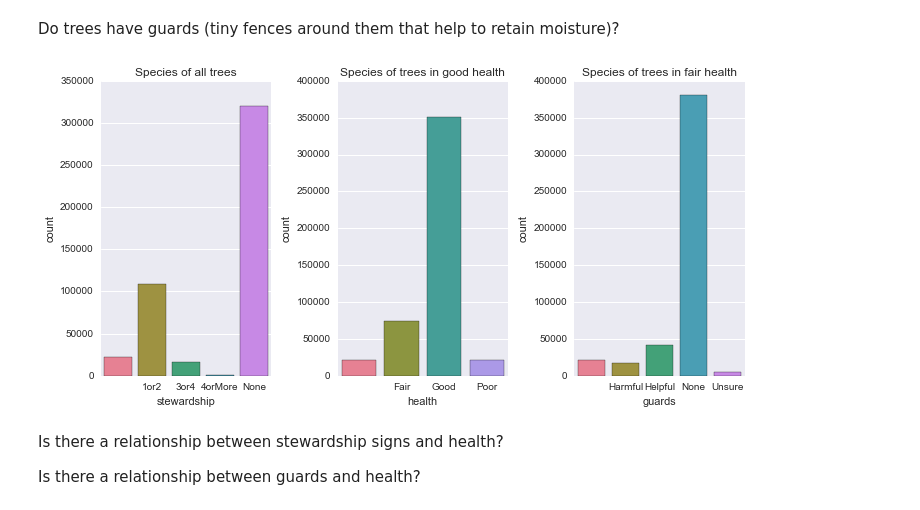
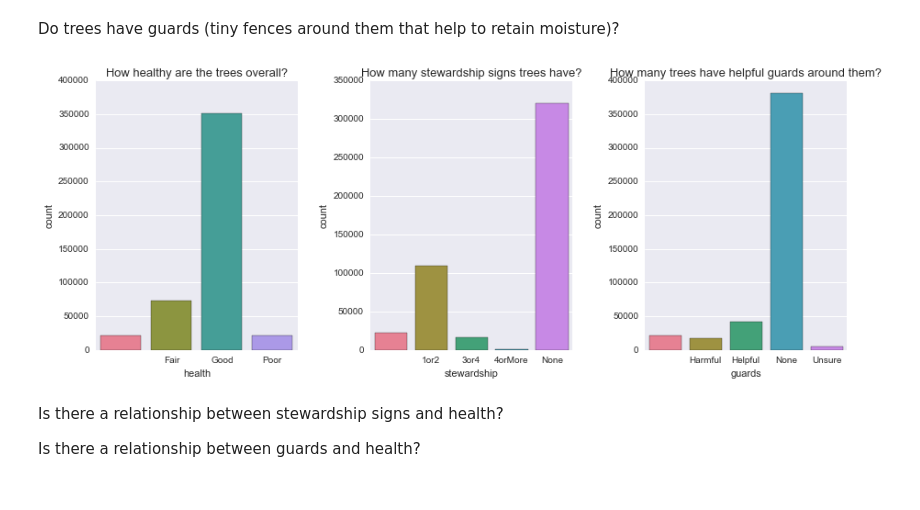
Before and after one commit to zuzannna/HealthyTrees, a Jupyter notebook: Healthy_Trees.ipynb, the cells around one changed output. Saved outputs shown, nothing was run; the diff lists cells and outputs as text; code cells hidden in the pictures.

```diff
--- a/Healthy_Trees.ipynb
+++ b/Healthy_Trees.ipynb
@@ -131,21 +135,23 @@ Does it look like someone is taking care of them? Let's look at the values in th
 How healthy are the trees?
 # %% [markdown]
 Do trees have guards (tiny fences around them that help to retain moisture)?
-# %%
-fig = plt.figure(figsize = [10,5])
-
-ax = fig.add_subplot(131, title = 'Species of all trees')
-ax1 = fig.add_subplot(132, title = 'Species of trees in good health')
-ax2 = fig.add_subplot(133, title = 'Species of trees in fair health')
-
-f = sns.countplot(ax=ax, x="stewardship", data=trees_, palette="husl")
-h = sns.countplot(ax=ax1, x="health", data=trees_, palette="husl")
-g = sns.countplot(ax=ax2, x="guards", data=trees_, palette="husl", )
-
-plt.tight_layout()
-plt.show()
-# %% [output]
-[figure, removed]
+# %%
+fig = plt.figure(figsize = [13,5])
+
+plt.subplot(1,3,1)
+h = sns.countplot(x="health", data=trees_, palette="husl")
+plt.title('How healthy are the trees overall?', size=13)
+plt.subplot(1,3,2)
+f = sns.countplot(x="stewardship", data=trees_, palette="husl")
+plt.title('How many stewardship signs trees have?', size=13)
+plt.subplot(1,3,3)
+g = sns.countplot(x="guards", data=trees_, palette="husl")
+plt.title('How many trees have helpful guards around them?', size=13)
+
+plt.tight_layout()
+plt.show()
+# %% [output]
+[figure, added]
 # %% [markdown]
 Is there a relationship between stewardship signs and health?
 
```
Also changed, not shown: parts of 23 cells of this notebook.
